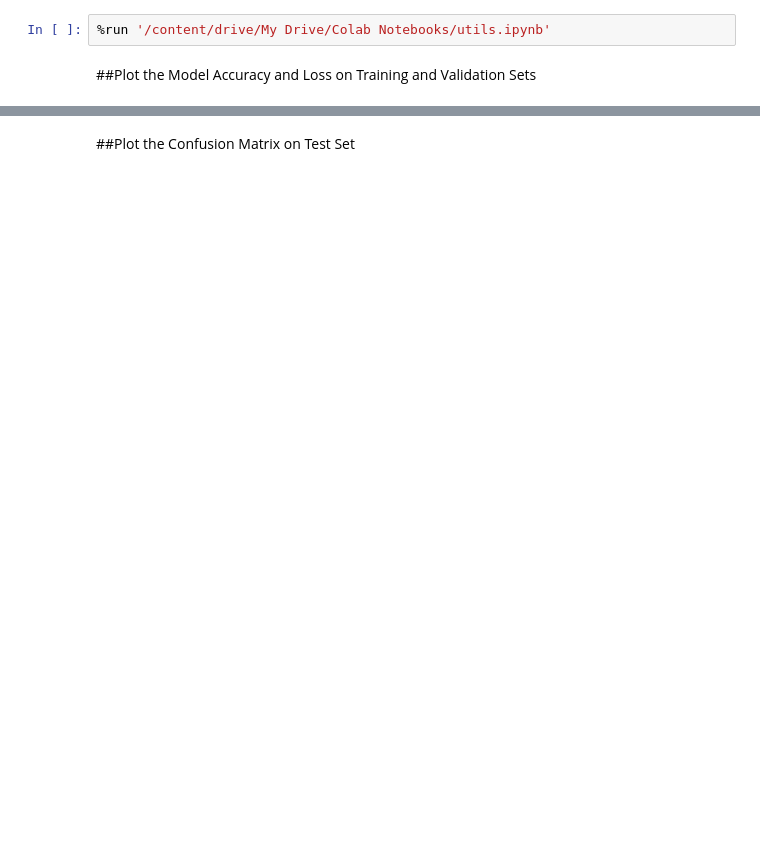
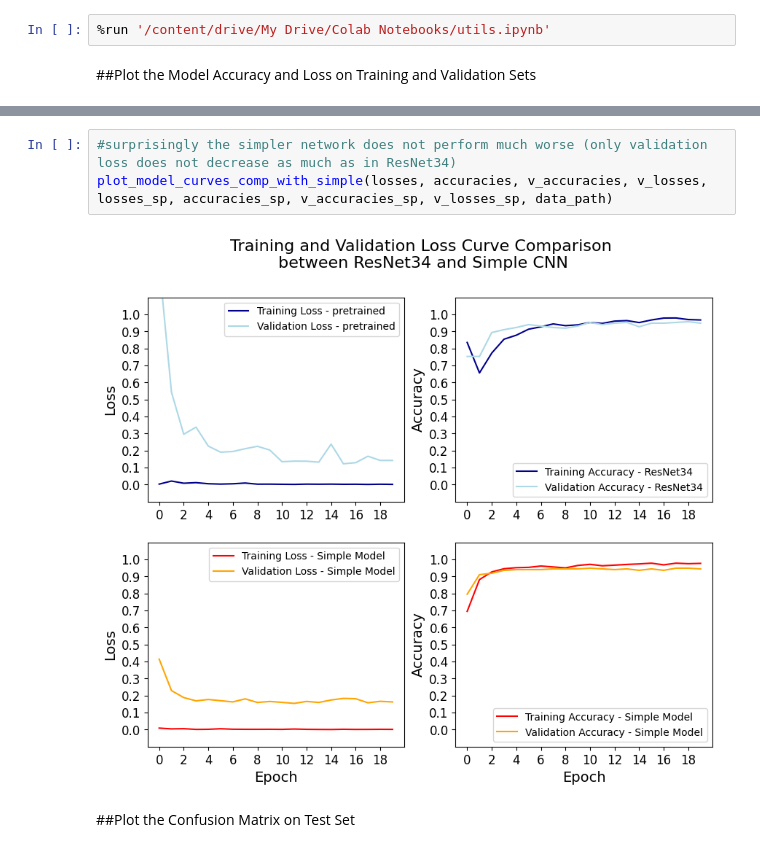
Before and after one commit to bi-horn/CNN_XRay, a Jupyter notebook: CNN_XRay.ipynb, the cells around one changed output, grey strips where cells are left out. Saved outputs shown, nothing was run; the diff lists cells and outputs as text; blank space fills up the shorter version.

```diff
--- a/CNN_XRay.ipynb
+++ b/CNN_XRay.ipynb
@@ -204,3 +248,8 @@ plot_model_curves(losses, accuracies, v_accuracies, v_losses, data_path, model_n
+# %%
+#surprisingly the simpler network does not perform much worse (only validation loss does not decrease as much as in ResNet34)
+plot_model_curves_comp_with_simple(losses, accuracies, v_accuracies, v_losses, losses_sp, accuracies_sp, v_accuracies_sp, v_losses_sp, data_path)
+# %% [output]
+[figure, added]
 # %% [markdown]
 ##Plot the Confusion Matrix on Test Set
 # %%
```
Also changed, not shown: parts of 12 cells of this notebook.
